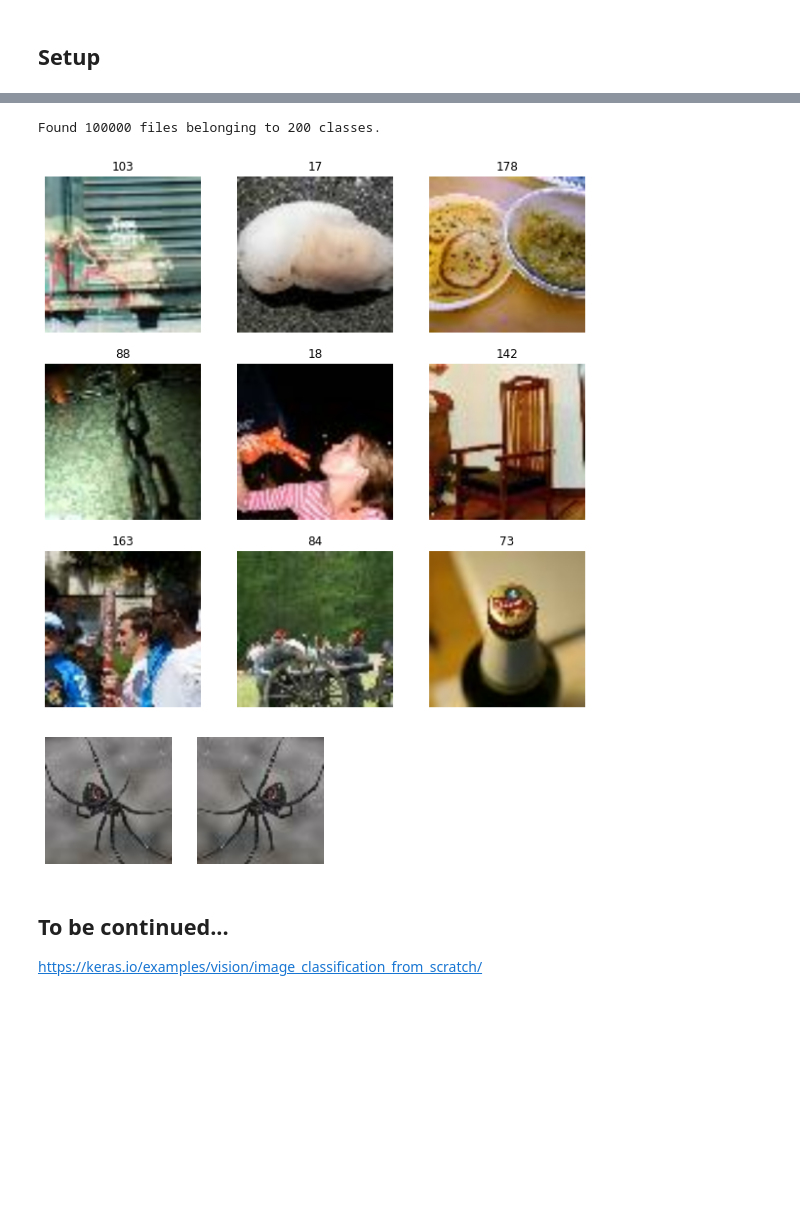
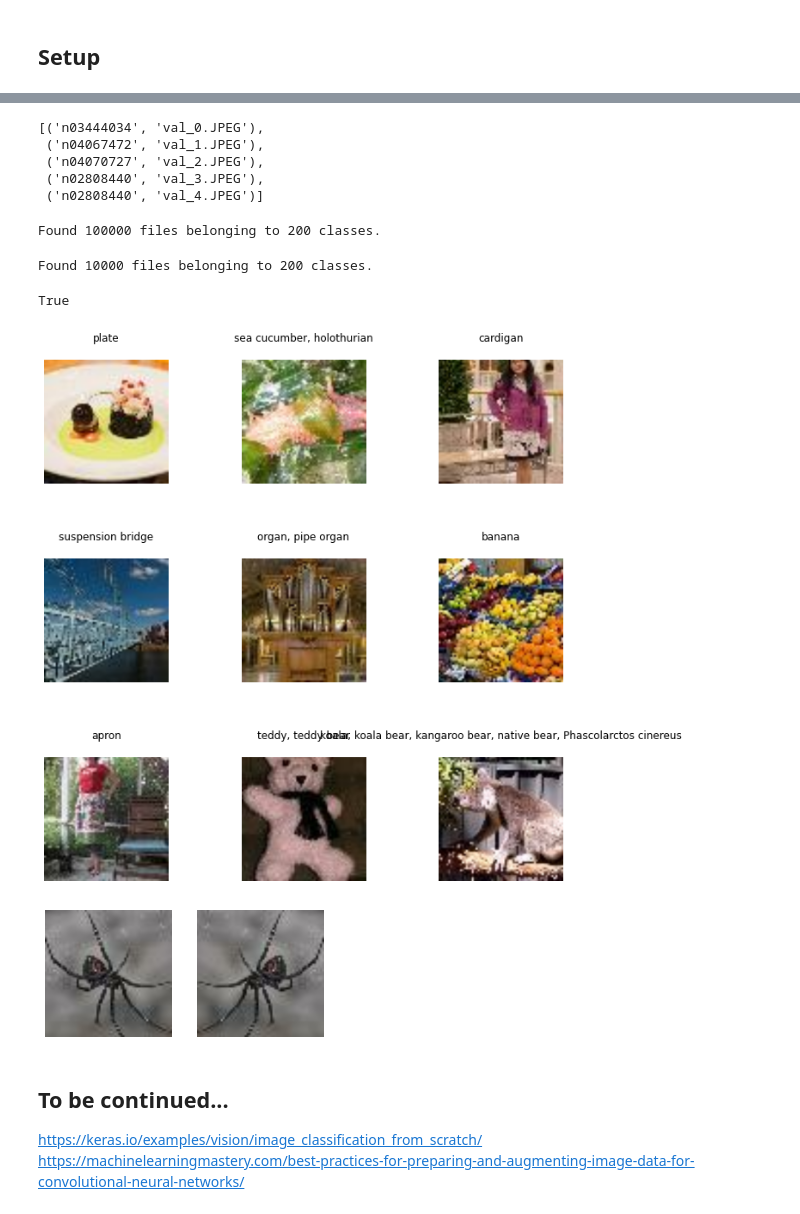
Before and after one commit to ivanzvonkov/ml-papers, a Jupyter notebook: AlexNet/alexnet.ipynb, the cells around one changed output, grey strips where cells are left out. Cells and saved outputs as stored; diff of their text form; code cells hidden in the pictures; blank space fills up the shorter version.

Commit message:
Loading dataset properly

```diff
--- a/AlexNet/alexnet.ipynb
+++ b/AlexNet/alexnet.ipynb
@@ -69,0 +47,6 @@ from tensorflow.keras import layers
+# %%
+# Get list of class of words
+words_file = open(f'{IMG_DIR}/words.txt')
+words = words_file.readlines()
+class_words = {word.split('\t')[0]: word.split('\t')[1] for word in words}
+class_words
@@ -69,0 +71,11 @@ from tensorflow.keras import layers
+# %%
+# Get list of classes from val
+val_text_file = open(f'{IMAGE_DIR}/val/val_annotations.txt')
+lines = val_text_file.readlines()
+val_classes = [(line.split('\t')[1], line.split('\t')[0]) for line in lines]
+# %% [output]
+[('n03444034', 'val_0.JPEG'),
+ ('n04067472', 'val_1.JPEG'),
+ ('n04070727', 'val_2.JPEG'),
+ ('n02808440', 'val_3.JPEG'),
+ ('n02808440', 'val_4.JPEG')]
@@ -70,18 +97,30 @@ from tensorflow.keras import layers
 # %%
-dataset = keras.preprocessing.image_dataset_from_directory(
-  'tiny-imagenet-200/train/', image_size=(227, 227)),  batch_size=128,)
+train_ds = keras.preprocessing.image_dataset_from_directory(
+  'tiny-imagenet-200/train', image_size=(256, 256),  batch_size=128)
 # %% [output]
 Found 100000 files belonging to 200 classes.
+# %%
+val_ds = keras.preprocessing.image_dataset_from_directory(
+    'tiny-imagenet-200/val', image_size=(256, 256),  batch_size=128)
+# %% [output]
+Found 10000 files belonging to 200 classes.
+# %%
+# Sanity check
+train_ds.class_names == val_ds.class_names
+# %% [output]
+True
 # %%
+train_class_names = train_ds.class_names
 plt.figure(figsize=(10, 10))
 for images, labels in dataset.take(1):
     for i in range(9):
         ax = plt.subplot(3, 3, i + 1)
         plt.imshow(images[i].numpy().astype("uint8"))
-        plt.title(int(labels[i]))
+        plt.title(class_words[train_class_names[int(labels[i])]])
+        plt.tight_layout()
         plt.axis("off")
 # %% [output]
-[figure, old version]
+[figure, new version]
 # %%
 data_augmentation = keras.Sequential(
     [
@@ -101,3 +140,4 @@ for images, _ in dataset.take(3):
 # %% [markdown]
 ## To be continued...
 https://keras.io/examples/vision/image_classification_from_scratch/
+https://machinelearningmastery.com/best-practices-for-preparing-and-augmenting-image-data-for-convolutional-neural-networks/
```
Also changed, not shown: parts of 10 cells of this notebook.
